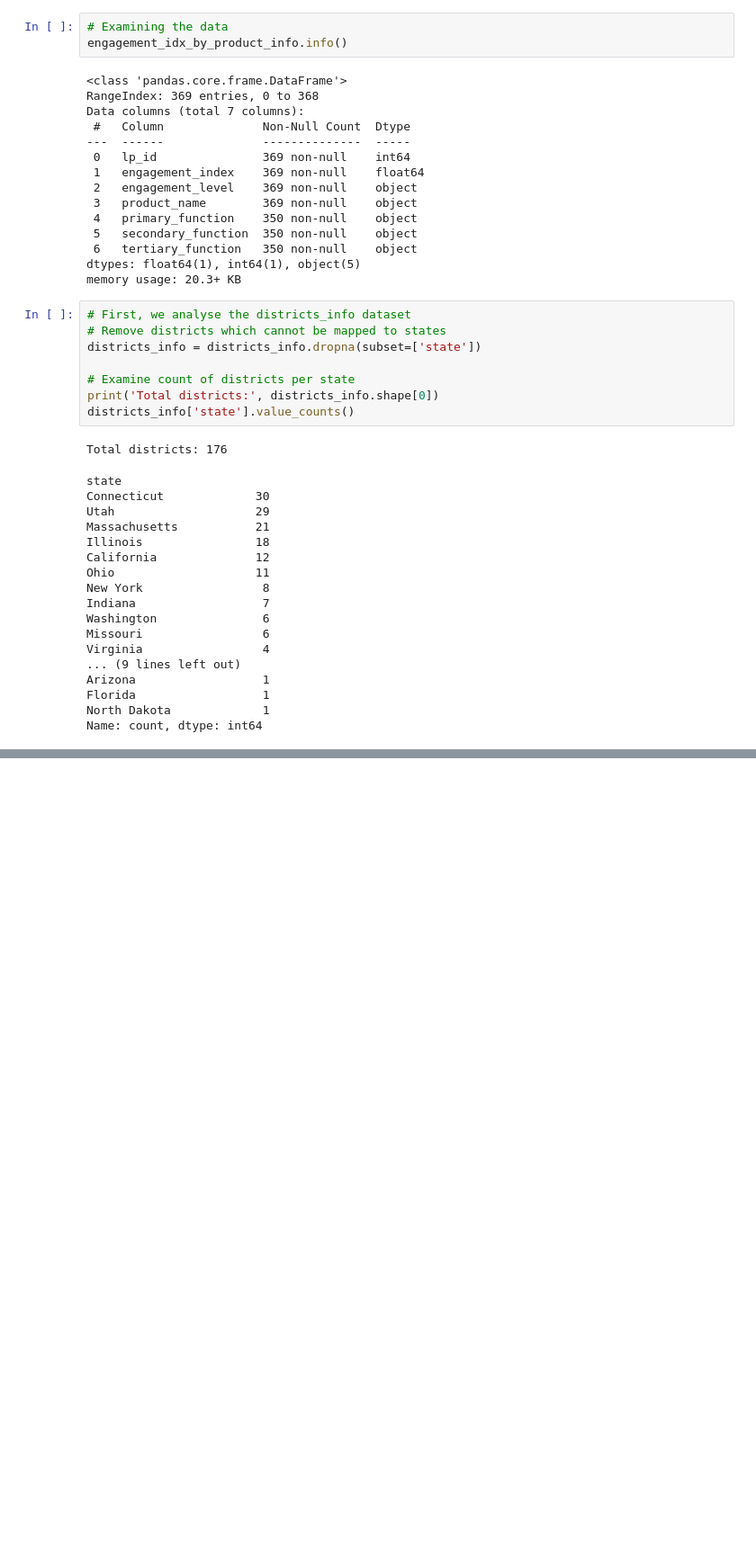
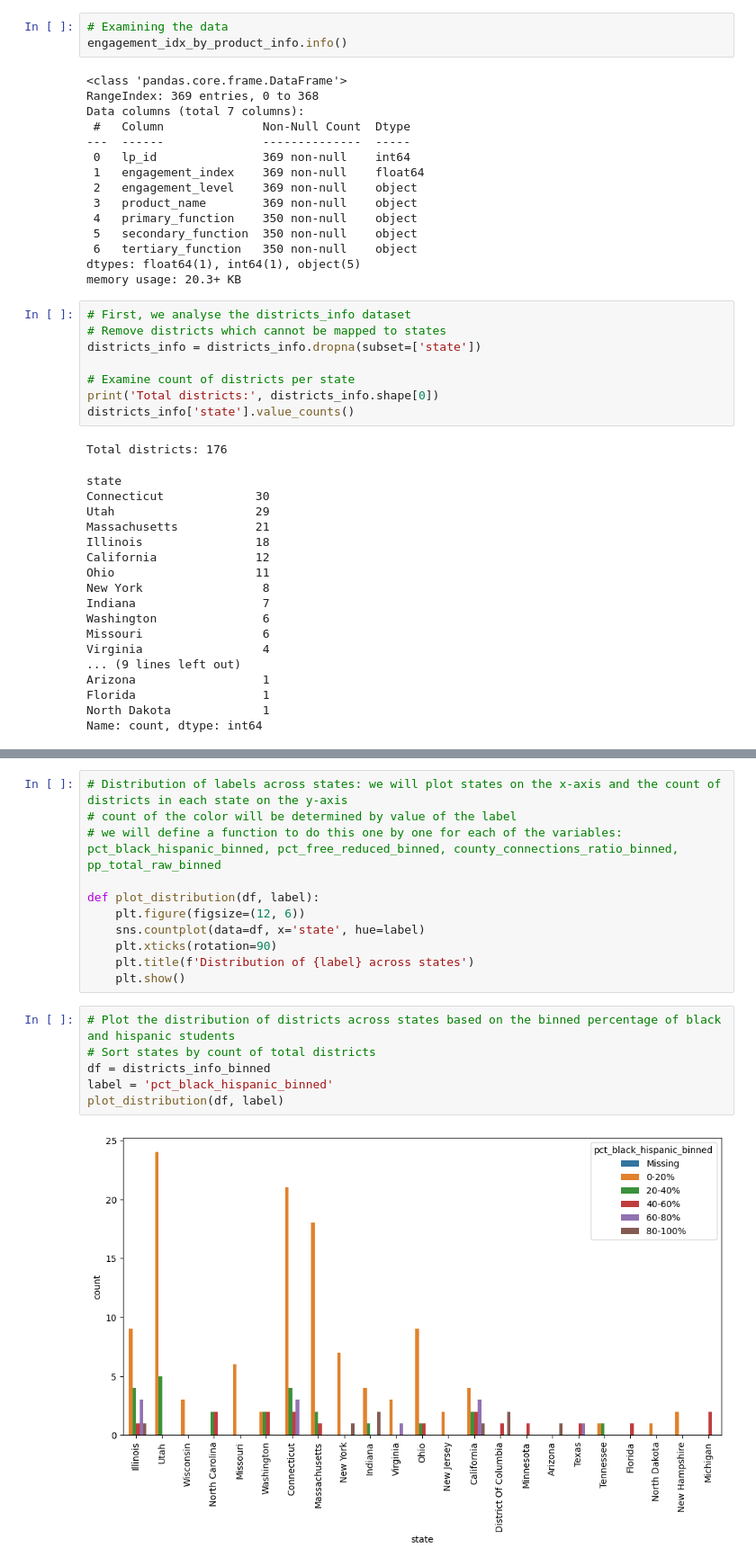
Before and after one commit to eshanprashar/covid_edtech_usage, a Jupyter notebook: code/02_01_engagement_data_districts.ipynb, the cells around one changed output, grey strips where cells are left out. Shown at 90% size. Cells and saved outputs as stored; diff of their text form; blank space fills up the shorter version.

```diff
--- a/code/02_01_engagement_data_districts.ipynb
+++ b/code/02_01_engagement_data_districts.ipynb
@@ -221,0 +230,19 @@ districts_info
+# %%
+# Distribution of labels across states: we will plot states on the x-axis and the count of districts in each state on the y-axis
+# count of the color will be determined by value of the label
+# we will define a function to do this one by one for each of the variables: pct_black_hispanic_binned, pct_free_reduced_binned, county_connections_ratio_binned, pp_total_raw_binned
+
+def plot_distribution(df, label):
+    plt.figure(figsize=(12, 6))
+    sns.countplot(data=df, x='state', hue=label)
+    plt.xticks(rotation=90)
+    plt.title(f'Distribution of {label} across states')
+    plt.show()
+# %%
+# Plot the distribution of districts across states based on the binned percentage of black and hispanic students
+# Sort states by count of total districts
+df = districts_info_binned
+label = 'pct_black_hispanic_binned'
+plot_distribution(df, label)
+# %% [output]
+[figure, added]
```
Also changed, not shown: parts of 10 cells of this notebook, 1 other file.
